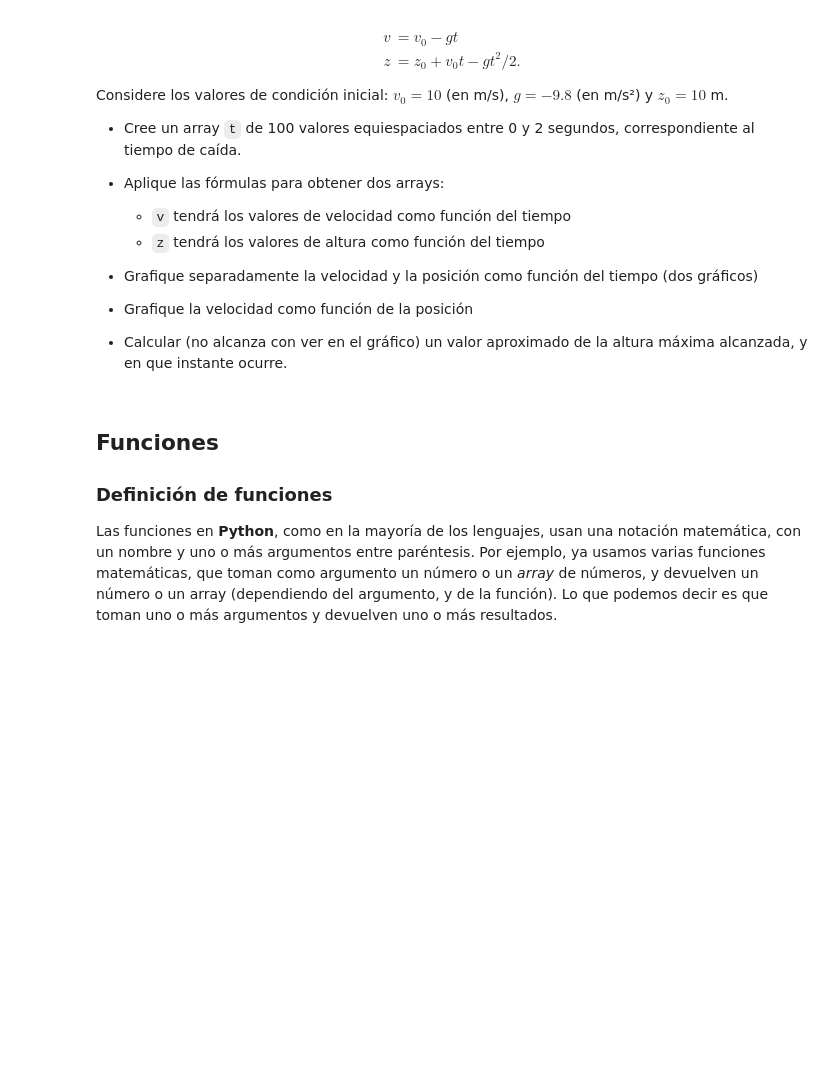
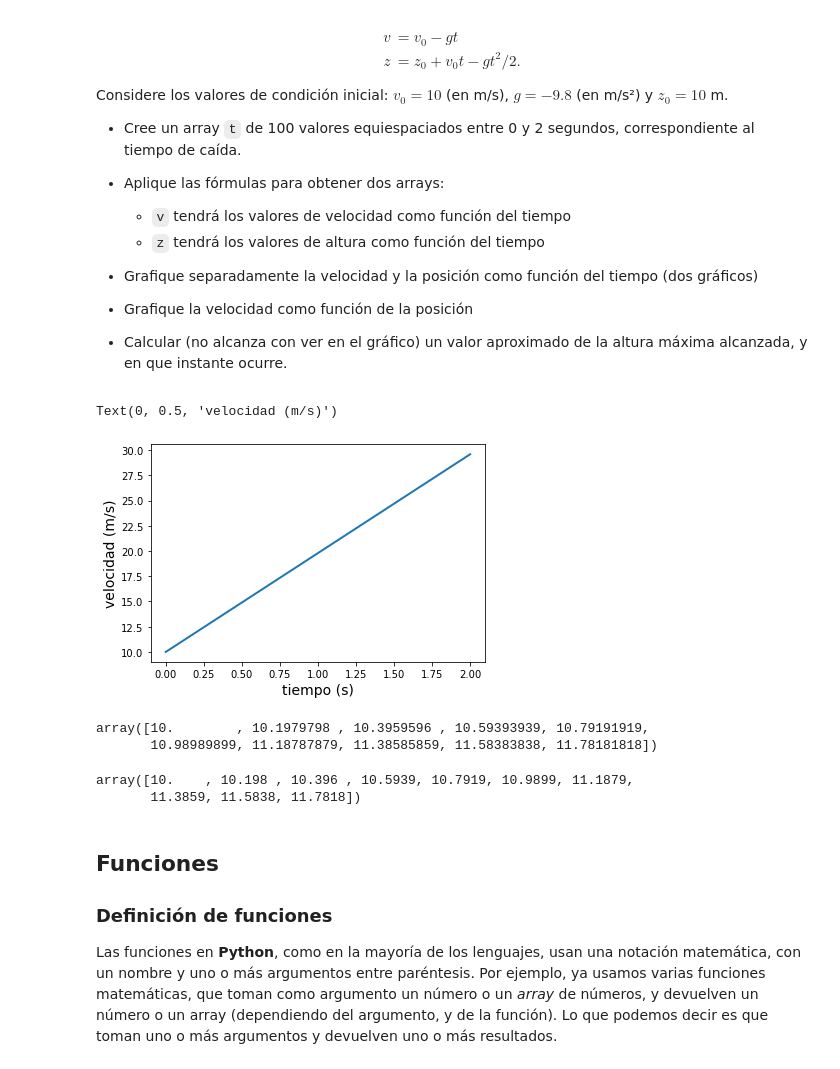
Before and after one commit to fiolj/curso-python-corto, a Jupyter notebook: 02_introd_cientif.ipynb, the cells around one changed output. Drawn from its saved outputs; the diff is of its cells as text; code cells hidden in the pictures; blank space fills up the shorter version.

```diff
--- a/02_introd_cientif.ipynb
+++ b/02_introd_cientif.ipynb
@@ -492,3 +492,25 @@ Considere los valores de condición inicial: $v_0=10$ (en m/s), $g=-9.8$ (en m/s
 - Grafique separadamente la velocidad y la posición como función del tiempo (dos gráficos)
 - Grafique la velocidad como función de la posición
 - Calcular (no alcanza con ver en el gráfico) un valor aproximado de la altura máxima alcanzada, y en que instante ocurre.
+# %%
+t = np.linspace(0, 2, 100)
+# %%
+v0 = 10   # en m/s
+g = -9.8  # en m/s^2
+z0 = 10   # en m
+# %%
+v = v0 - g*t
+# %%
+import matplotlib.pyplot as plt # Si ya la hice no es necesaria
+
+plt.plot(t, v, '-')
+plt.xlabel('tiempo (s)')
+plt.ylabel('velocidad (m/s)')
+# %% [output]
+Text(0, 0.5, 'velocidad (m/s)')
+[figure, added]
+# %%
+v[:10]
+# %% [output]
+array([10.        , 10.1979798 , 10.3959596 , 10.59393939, 10.79191919,
+       10.98989899, 11.18787879, 11.38585859, 11.58383838, 11.78181818])
@@ -495,3 +519,8 @@ Considere los valores de condición inicial: $v_0=10$ (en m/s), $g=-9.8$ (en m/s
+# %%
+v[:10]
+# %% [output]
+array([10.    , 10.198 , 10.396 , 10.5939, 10.7919, 10.9899, 11.1879,
+       11.3859, 11.5838, 11.7818])
 # %% [markdown]
 ## Funciones
 
```
Also changed, not shown: parts of 17 cells of this notebook, 3 other files.
